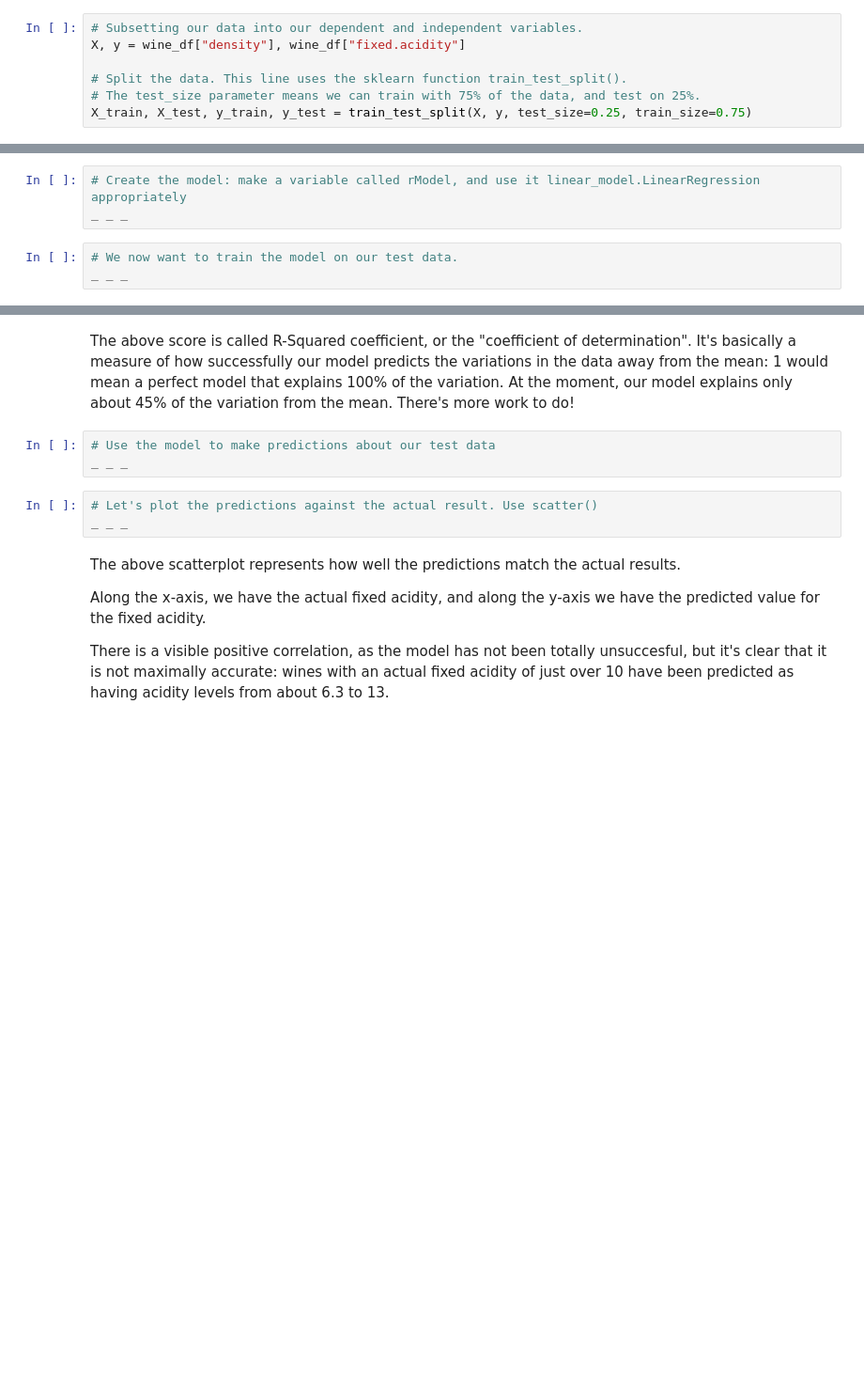
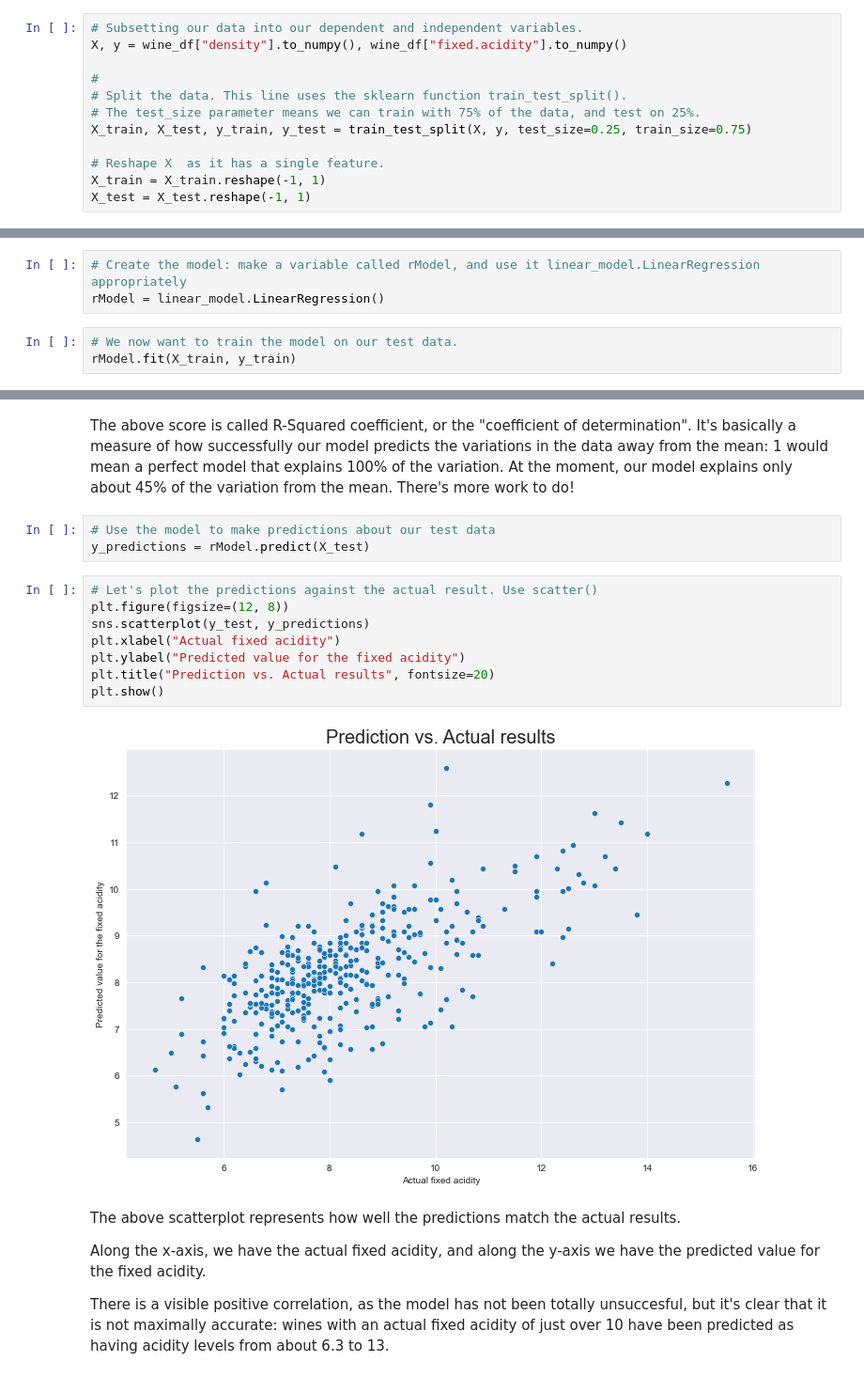
Before and after one commit to rcepedaraza/case-study-red-wines, a Jupyter notebook: notebooks/Regression Case Study - the Red Wine Dataset - Tier 3.ipynb, the cells around one changed output, grey strips where cells are left out. Shown at 94% size. Cells and saved outputs as stored; diff of their text form; blank space fills up the shorter version.

Commit message:
Linear regression model.

```diff
--- a/notebooks/Regression Case Study - the Red Wine Dataset - Tier 3.ipynb
+++ b/notebooks/Regression Case Study - the Red Wine Dataset - Tier 3.ipynb
@@ -287,11 +287,16 @@ To be sure, for our first model, we're only going to focus on two variables: fix
 We'll be using [sklearn](https://scikit-learn.org/stable/modules/generated/sklearn.model_selection.train_test_split.html) here. Don't worry if not all of the syntax makes sense; just follow the rationale for what we're doing.
 # %%
 # Subsetting our data into our dependent and independent variables.
-X, y = wine_df["density"], wine_df["fixed.acidity"]
+X, y = wine_df["density"].to_numpy(), wine_df["fixed.acidity"].to_numpy()
 
+#
 # Split the data. This line uses the sklearn function train_test_split().
 # The test_size parameter means we can train with 75% of the data, and test on 25%.
 X_train, X_test, y_train, y_test = train_test_split(X, y, test_size=0.25, train_size=0.75)
+
+# Reshape X  as it has a single feature.
+X_train = X_train.reshape(-1, 1)
+X_test = X_test.reshape(-1, 1)
 # %%
 # We now want to check the shape of the X train, y_train, X_test and y_test to make sure the proportions are right.
 print("Train subset shape: {}{}".format(X_train.shape, y_train.shape))
@@ -302,7 +309,7 @@ Train subset shape: (1199,)(1199,)
 Sklearn has a [LinearRegression()](https://scikit-learn.org/stable/modules/generated/sklearn.linear_model.LinearRegression.html) function built into the linear_model module. We'll be using that to make our regression model.
 # %%
 # Create the model: make a variable called rModel, and use it linear_model.LinearRegression appropriately
-_ _ _
+rModel = linear_model.LinearRegression()
 # %%
 # We now want to train the model on our test data.
-_ _ _
+rModel.fit(X_train, y_train)
@@ -313,10 +322,17 @@ _ _ _
 The above score is called R-Squared coefficient, or the "coefficient of determination". It's basically a measure of how successfully our model predicts the variations in the data away from the mean: 1 would mean a perfect model that explains 100% of the variation. At the moment, our model explains only about 45% of the variation from the mean. There's more work to do!
 # %%
 # Use the model to make predictions about our test data
-_ _ _
+y_predictions = rModel.predict(X_test)
-# %%
-# Let's plot the predictions against the actual result. Use scatter()
-_ _ _
+# %%
+# Let's plot the predictions against the actual result. Use scatter()
+plt.figure(figsize=(12, 8))
+sns.scatterplot(y_test, y_predictions)
+plt.xlabel("Actual fixed acidity")
+plt.ylabel("Predicted value for the fixed acidity")
+plt.title("Prediction vs. Actual results", fontsize=20)
+plt.show()
+# %% [output]
+[figure, added]
 # %% [markdown]
 The above scatterplot represents how well the predictions match the actual results.
 
```
Also changed, not shown: parts of 4 cells of this notebook.
